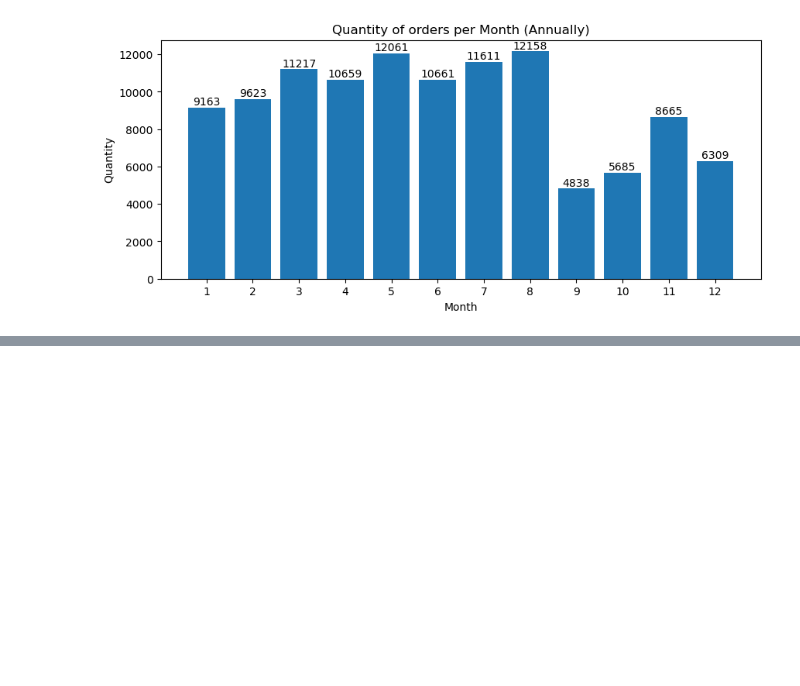
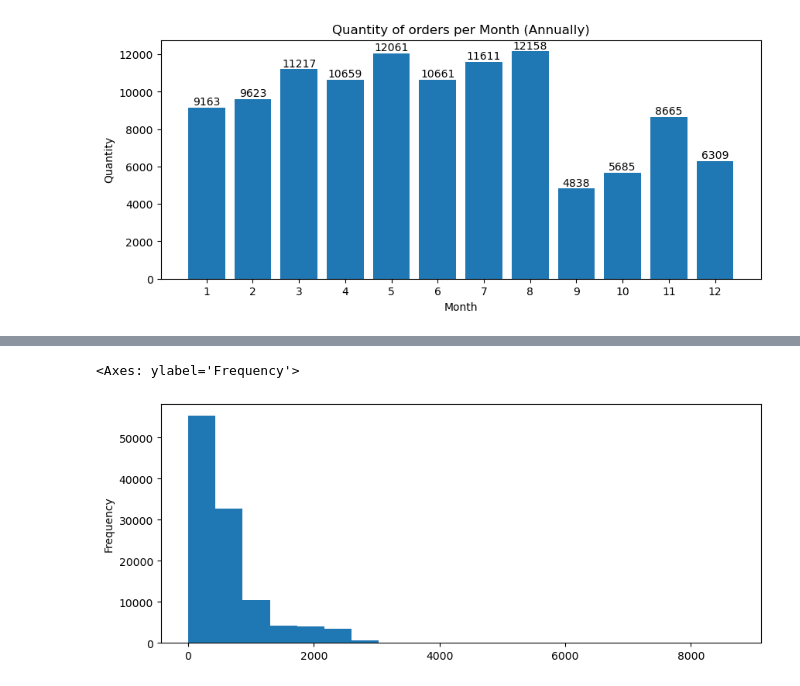
Before and after one commit to bruno-lima98/portfolio-olist-brazilian-ecommerce, a Jupyter notebook: main.ipynb, the cells around one changed output, grey strips where cells are left out. Drawn from its saved outputs; the diff is of its cells as text; code cells hidden in the pictures; blank space fills up the shorter version.

Commit message:
distance of orders

```diff
--- a/main.ipynb
+++ b/main.ipynb
@@ -279,13 +280,13 @@ dtype: int64
 
 columns = ["order_item_id", "price", "freight_value"]
 
-df_order_items = df_order_items.groupby(by="order_id", as_index=False)[columns].agg(
+df_group_orders = df_order_items.groupby(by="order_id", as_index=False)[columns].agg(
                                                     total_items = ("order_item_id", "count"),
                                                     order_total_price = ("price", "sum"),
                                                     freight_total_price = ("freight_value", "sum")
                                                     )
 
-df_order_items.head(2)
+df_group_orders.head(2)
 # %% [output]
 |  | order_id | total_items | order_total_price | freight_total_price |
 | 0 | 00010242fe8c5a6d1ba2dd792cb16214 | 1 | 58.9 | 13.29 |
@@ -314,0 +323,9 @@ df_order_payments[df_order_payments["order_id"] == "fa65dad1b0e818e3ccc5cb0e3923
+# %%
+df_seller_geo = df_sellers[["seller_id", "seller_city"]].merge(
+    df_city[["geolocation_city", "lat_mean", "lng_mean"]],
+    left_on="seller_city",
+    right_on="geolocation_city",
+    how="left"
+).drop(columns="geolocation_city").rename(columns={"lat_mean": "seller_lat", "lng_mean": "seller_lng"})
+
+df_seller_geo.head(2)
@@ -411,0 +447,17 @@ plt.show()
+# %%
+df_2 = (
+    df_orders[["order_id", "customer_id"]]
+        .merge(df_order_items[["order_id", "seller_id"]], on="order_id", how="left")
+        .merge(df_customer_geo[["customer_id", "customer_lat", "customer_lng"]], on="customer_id", how="left")
+        .merge(df_seller_geo[["seller_id", "seller_lat", "seller_lng"]], on="seller_id", how="left")
+    ).drop(columns=["customer_id", "seller_id"])
+
+df_2["customer_lat"] = np.deg2rad(df_2["customer_lat"])
+df_2["customer_lng"] = np.deg2rad(df_2["customer_lng"])
+df_2["seller_lat"]   = np.deg2rad(df_2["seller_lat"])
+df_2["seller_lng"]   = np.deg2rad(df_2["seller_lng"])
+
+df_2["lat_dif"] = df_2["customer_lat"] - df_2["seller_lat"]
+df_2["lng_dif"] = df_2["customer_lng"] - df_2["seller_lng"]
+
+df_2.head(2)
@@ -411,0 +468,16 @@ plt.show()
+# %%
+# Distance of coordinates in km
+# d = 2 x R x arcsin[sqrt(sin²(lat_dif / 2) + cos(lat1)*cos(lat2)*sin²(lng_dif / 2))]
+
+# R = r of Earth [km] = 6.371
+# lat1 and lat2 = latitude of point1 and point2 [radians]
+# lat_dif = diference between lat1 and lat2 [radians]
+# lng_dif = diference between lng1 and lng2 [radians]
+
+R = 6371
+df_2["distance_km"] = 2 * R * np.arcsin(np.sqrt((np.sin(df_2["lat_dif"]/2))**2 + np.cos(df_2["customer_lat"])*np.cos(df_2["seller_lat"] )*(np.sin(df_2["lng_dif"]/2))**2 ))
+# %%
+df_2["distance_km"].plot(kind="hist", bins=20, figsize=(10,4))
+# %% [output]
+<Axes: ylabel='Frequency'>
+[figure, added]
```
Also changed, not shown: parts of 10 cells of this notebook.
